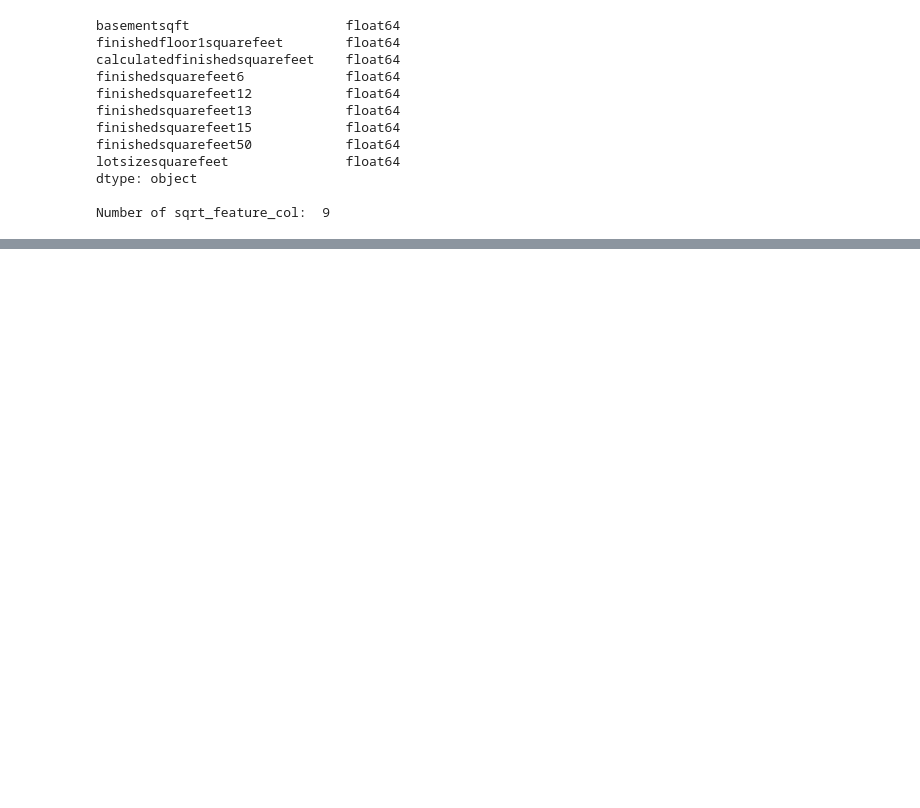
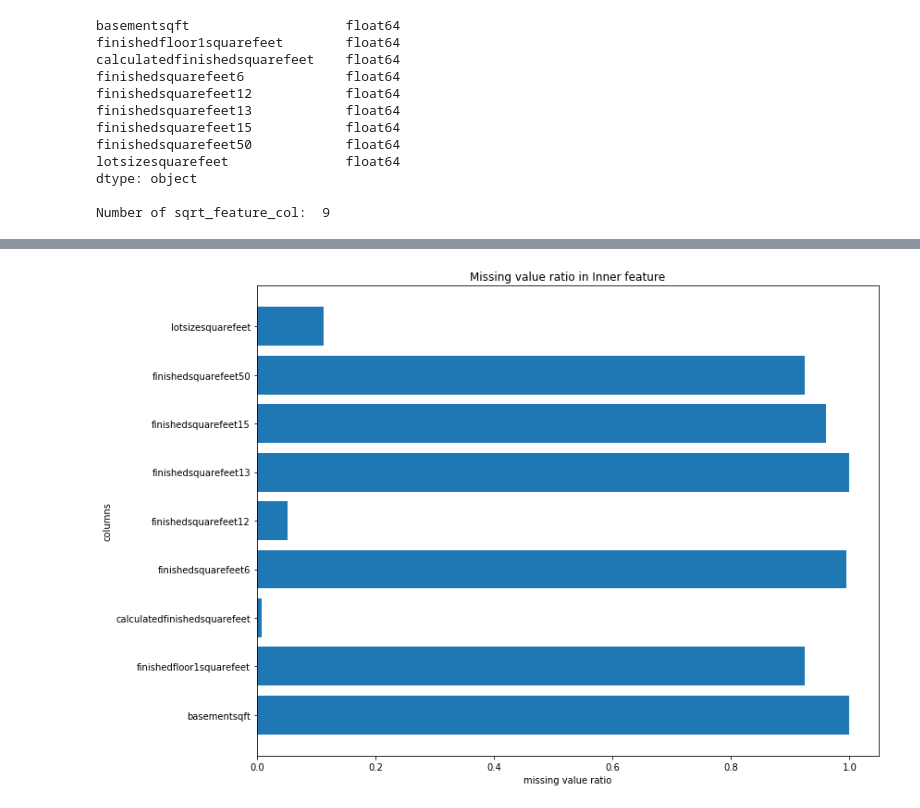
Before and after one commit to hskimim/data-analysis-tutorial, a Jupyter notebook: zillow_prize_estimation/SQRT_feature.ipynb, the cells around one changed output, grey strips where cells are left out. Drawn from its saved outputs; the diff is of its cells as text; code cells hidden in the pictures; blank space fills up the shorter version.

```diff
--- a/zillow_prize_estimation/SQRT_feature.ipynb
+++ b/zillow_prize_estimation/SQRT_feature.ipynb
@@ -123,0 +164,3 @@ plt.show()
+# %%
+sqrt_df = train_df[sqrt_feature_col]
+sqrt_df.tail()
@@ -123,0 +174,5 @@ plt.show()
+# %%
+missing_sqrt_df = sqrt_df.isnull().sum().reset_index()
+missing_sqrt_df.columns = ['col','missing_cnt']
+missing_sqrt_df['missing_ratio'] = missing_sqrt_df.missing_cnt / len(sqrt_df)
+missing_sqrt_df
@@ -123,0 +190,10 @@ plt.show()
+# %%
+plt.figure(figsize=(12,8))
+plt.barh(missing_sqrt_df.col,missing_sqrt_df.missing_ratio)
+plt.title('Missing value ratio in Inner feature')
+plt.xlabel('missing value ratio')
+plt.ylabel('columns')
+plt.tight_layout()
+plt.show()
+# %% [output]
+[figure, added]
```
Also changed, not shown: parts of 22 cells of this notebook, 4 other files.
